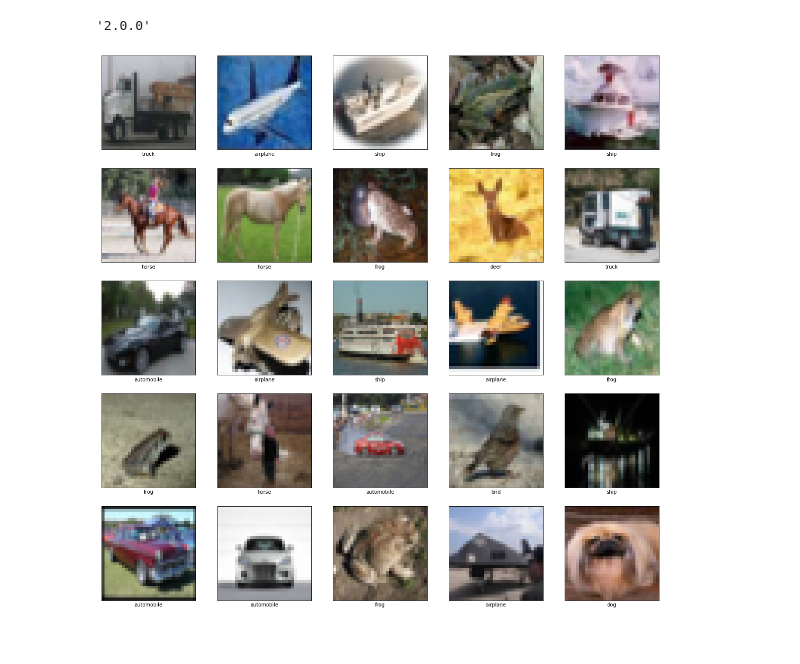
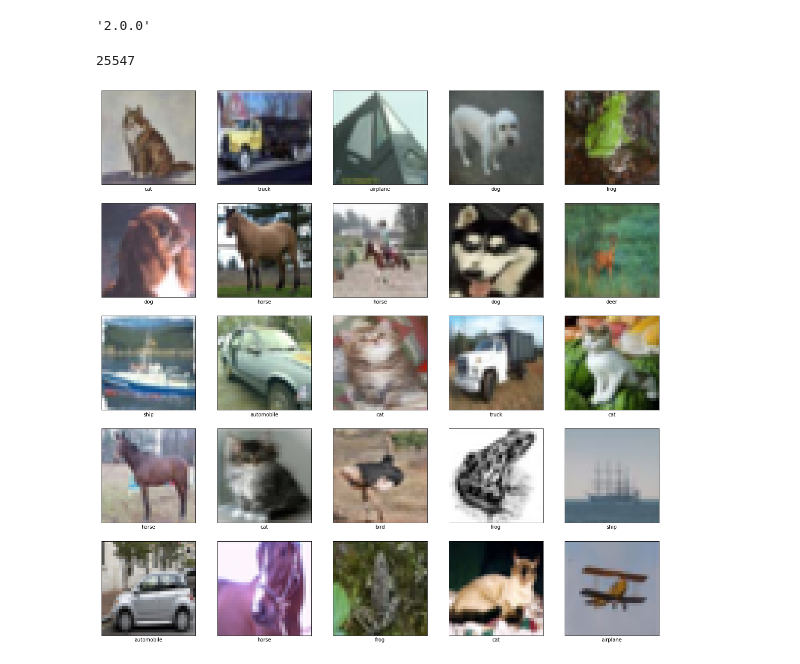
Before and after one commit to Aravinda89/TF_datapipeline, a Jupyter notebook: pipe_1.ipynb, the cells around one changed output. Drawn from its saved outputs; the diff is of its cells as text; code cells hidden in the pictures.

Commit message:
random index

```diff
--- a/pipe_1.ipynb
+++ b/pipe_1.ipynb
@@ -9,21 +10,24 @@ import matplotlib.pyplot as plt
 # %%
 (train_imgs, train_labels), (val_imgs, val_labels) = datasets.cifar10.load_data()
+# %%
+value[0]
+# %% [output]
+25547
 # %%
 class_names = ['airplane', 'automobile', 'bird', 'cat', 'deer',
                'dog', 'frog', 'horse', 'ship', 'truck']
 
-from numpy.random import randint
-value = randint(0, 45000, 1)
+value = randint(0, 45000, 1)[0]
 random_index = value[0]
 
 plt.figure(figsize=(20,20))
 for i in range(25):
     plt.subplot(5,5,i+1)
     plt.xticks([])
     plt.yticks([])
     plt.grid(False)
     plt.imshow(train_imgs[random_index+i], cmap=plt.cm.binary)
     plt.xlabel(class_names[train_labels[random_index+i][0]])
 plt.show()
 # %% [output]
-[figure, old version]
+[figure, new version]
```
Also changed, not shown: parts of 1 cell of this notebook.
